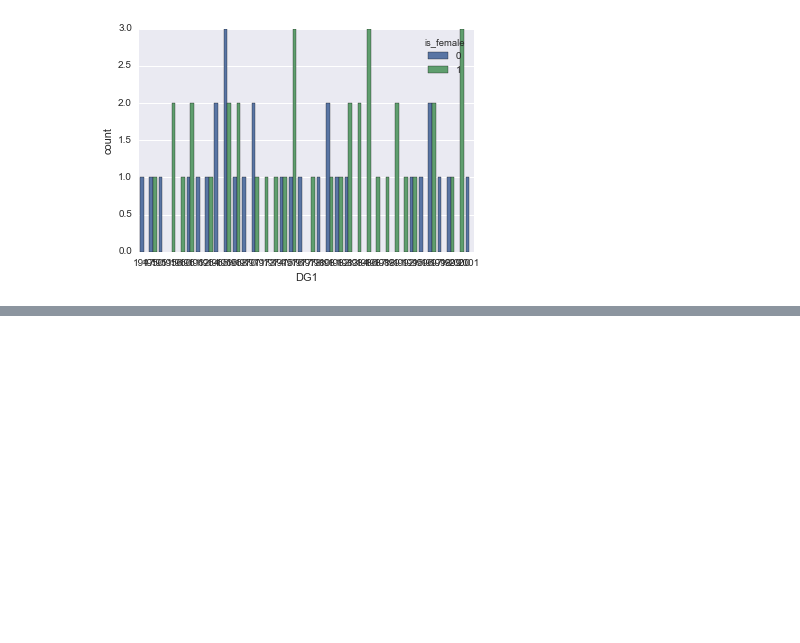
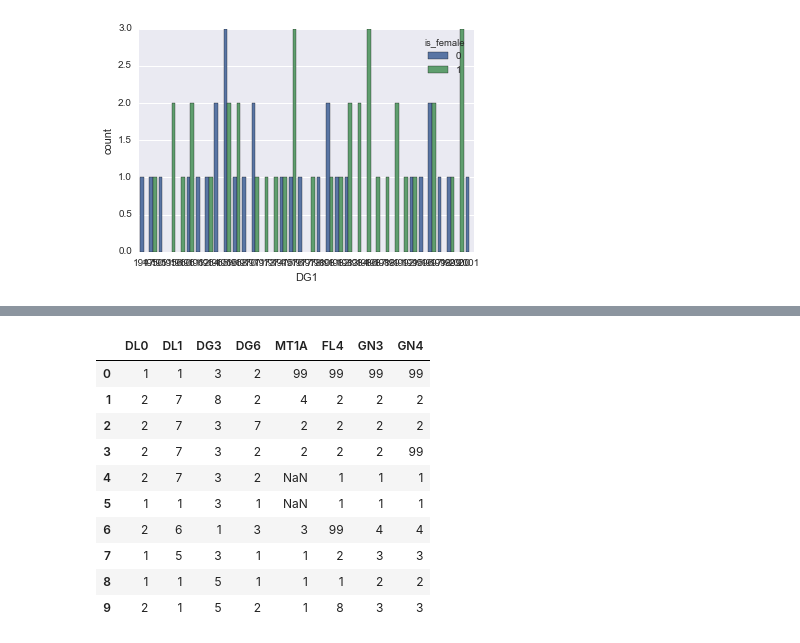
Before and after one commit to NachoAG76/wids-datathon, a Jupyter notebook: Data exploration.ipynb, the cells around one changed output, grey strips where cells are left out. Cells and saved outputs as stored; diff of their text form; code cells hidden in the pictures; blank space fills up the shorter version.

```diff
--- a/Data exploration.ipynb
+++ b/Data exploration.ipynb
@@ -17,3 +31,5 @@ import seaborn as sns
+# %%
+most_decisive = ['DL0', 'DL1', 'DG3', 'DG6', 'MT1A', 'FL4', 'GN3', 'GN4']
 # %%
 train_data_file = "train.csv"
 test_data_file = "test.csv"
@@ -140,0 +184,6 @@ fig = sns.countplot(x=train.DG1[30:100], hue=train.is_female[30:100])
+# %%
+# Splitting the data in input and output
+train_cleaned_x = train[most_decisive]
+train_cleaned_y = train['is_female']
+
+print(train_cleaned_x.shape, train_cleaned_y.shape)
@@ -140,0 +204,14 @@ fig = sns.countplot(x=train.DG1[30:100], hue=train.is_female[30:100])
+# %%
+train_cleaned_x.head(10)
+# %% [output]
+|  | DL0 | DL1 | DG3 | DG6 | MT1A | FL4 | GN3 | GN4 |
+| 0 | 1 | 1 | 3 | 2 | 99 | 99 | 99 | 99 |
+| 1 | 2 | 7 | 8 | 2 | 4 | 2 | 2 | 2 |
+| 2 | 2 | 7 | 3 | 7 | 2 | 2 | 2 | 2 |
+| 3 | 2 | 7 | 3 | 2 | 2 | 2 | 2 | 99 |
+| 4 | 2 | 7 | 3 | 2 | NaN | 1 | 1 | 1 |
+| 5 | 1 | 1 | 3 | 1 | NaN | 1 | 1 | 1 |
+| 6 | 2 | 6 | 1 | 3 | 3 | 99 | 4 | 4 |
+| 7 | 1 | 5 | 3 | 1 | 1 | 2 | 3 | 3 |
+| 8 | 1 | 1 | 5 | 1 | 1 | 1 | 2 | 2 |
+| 9 | 2 | 1 | 5 | 2 | 1 | 8 | 3 | 3 |
```
Also changed, not shown: parts of 17 cells of this notebook.
